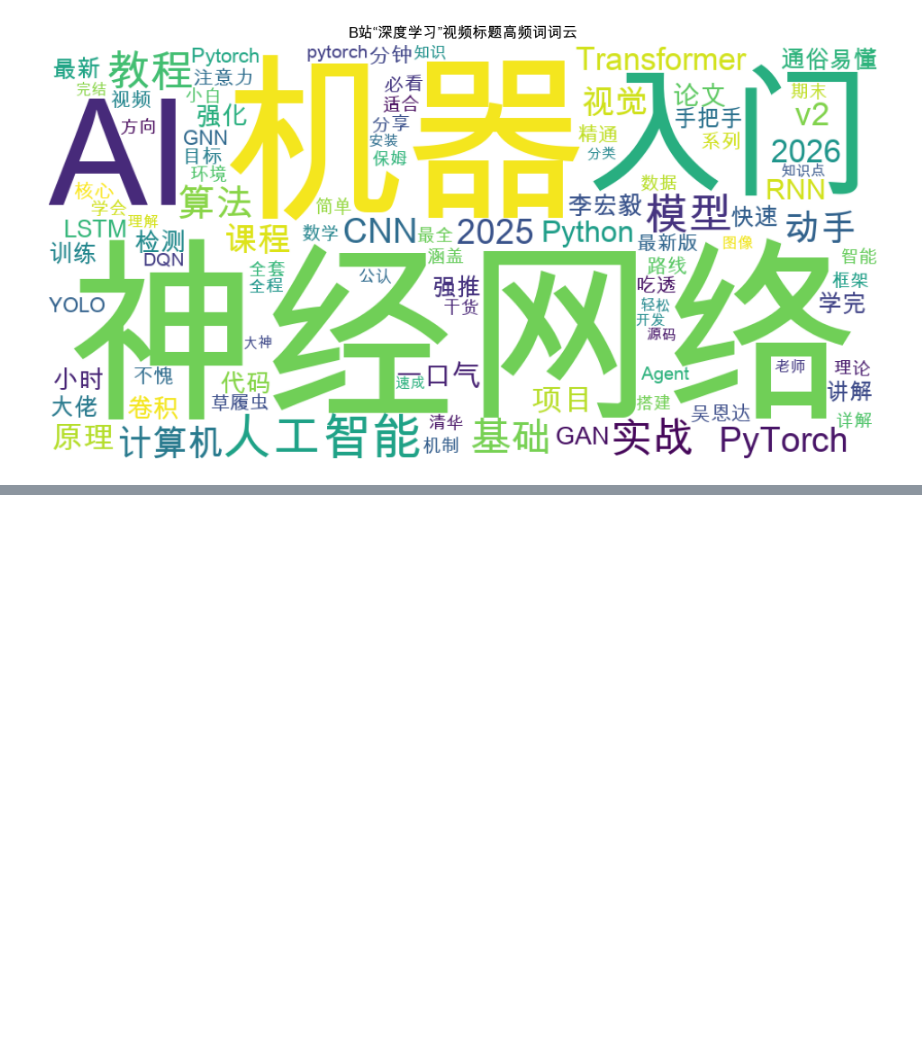
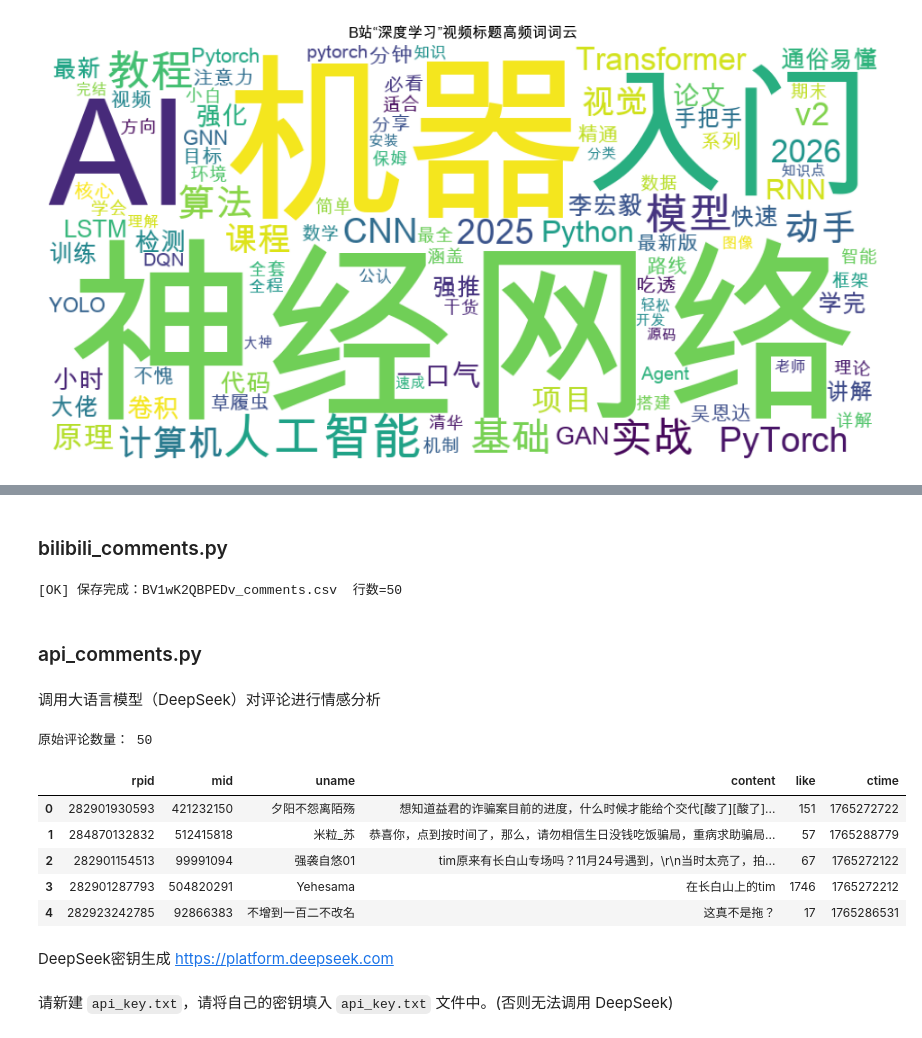
Before and after one commit to TobyKSKGD/Bilibili_search_data_Analysis_based_on_Python, a Jupyter notebook: demonstration.ipynb, the cells around one changed output, grey strips where cells are left out. Saved outputs shown, nothing was run; the diff lists cells and outputs as text; code cells hidden in the pictures; blank space fills up the shorter version.

```diff
--- a/demonstration.ipynb
+++ b/demonstration.ipynb
@@ -434,0 +439,2 @@ plt.show()
+# %% [markdown]
+### bilibili_comments.py
@@ -434,0 +454,39 @@ plt.show()
+# %%
+bvid = "BV1wK2QBPEDv" # 目标视频的 BV 号
+max_comments = 50 # 最大评论数量
+
+cookie = bc.load_cookie()
+session = bc.build_session(cookie=cookie)
+
+df = bc.fetch_comments(bvid, session, max_comments=max_comments)
+df.to_csv(f"{bvid}_comments.csv", index=False, encoding="utf_8_sig")
+print(f"[OK] 保存完成：{bvid}_comments.csv  行数={len(df)}")
+# %% [output]
+[OK] 保存完成：BV1wK2QBPEDv_comments.csv  行数=50
+# %% [markdown]
+### api_comments.py
+# %% [markdown]
+调用大语言模型（DeepSeek）对评论进行情感分析
+# %%
+import pandas as pd
+from pathlib import Path
+
+BVID = bvid
+comments_path = Path(f"{BVID}_comments.csv")
+
+df = pd.read_csv(comments_path, encoding="utf_8_sig")
+print("原始评论数量：", len(df))
+df.head()
+# %% [output]
+原始评论数量： 50
+|  | rpid | mid | uname | content | like | ctime |
+| 0 | 282901930593 | 421232150 | 夕阳不怨离陌殇 | 想知道益君的诈骗案目前的进度，什么时候才能给个交代[酸了][酸了]... | 151 | 1765272722 |
+| 1 | 284870132832 | 512415818 | 米粒_苏 | 恭喜你，点到按时间了，那么，请勿相信生日没钱吃饭骗局，重病求助骗局... | 57 | 1765288779 |
+| 2 | 282901154513 | 99991094 | 强袭自悠01 | tim原来有长白山专场吗？11月24号遇到，\r\n当时太亮了，拍... | 67 | 1765272122 |
+| 3 | 282901287793 | 504820291 | Yehesama | 在长白山上的tim | 1746 | 1765272212 |
+| 4 | 282923242785 | 92866383 | 不增到一百二不改名 | 这真不是拖？ | 17 | 1765286531 |
+# %% [markdown]
+DeepSeek密钥生成
+https://platform.deepseek.com
+# %% [markdown]
+请新建 `api_key.txt`，请将自己的密钥填入 `api_key.txt` 文件中。(否则无法调用 DeepSeek)
```
Also changed, not shown: parts of 7 cells of this notebook, 6 other files.
